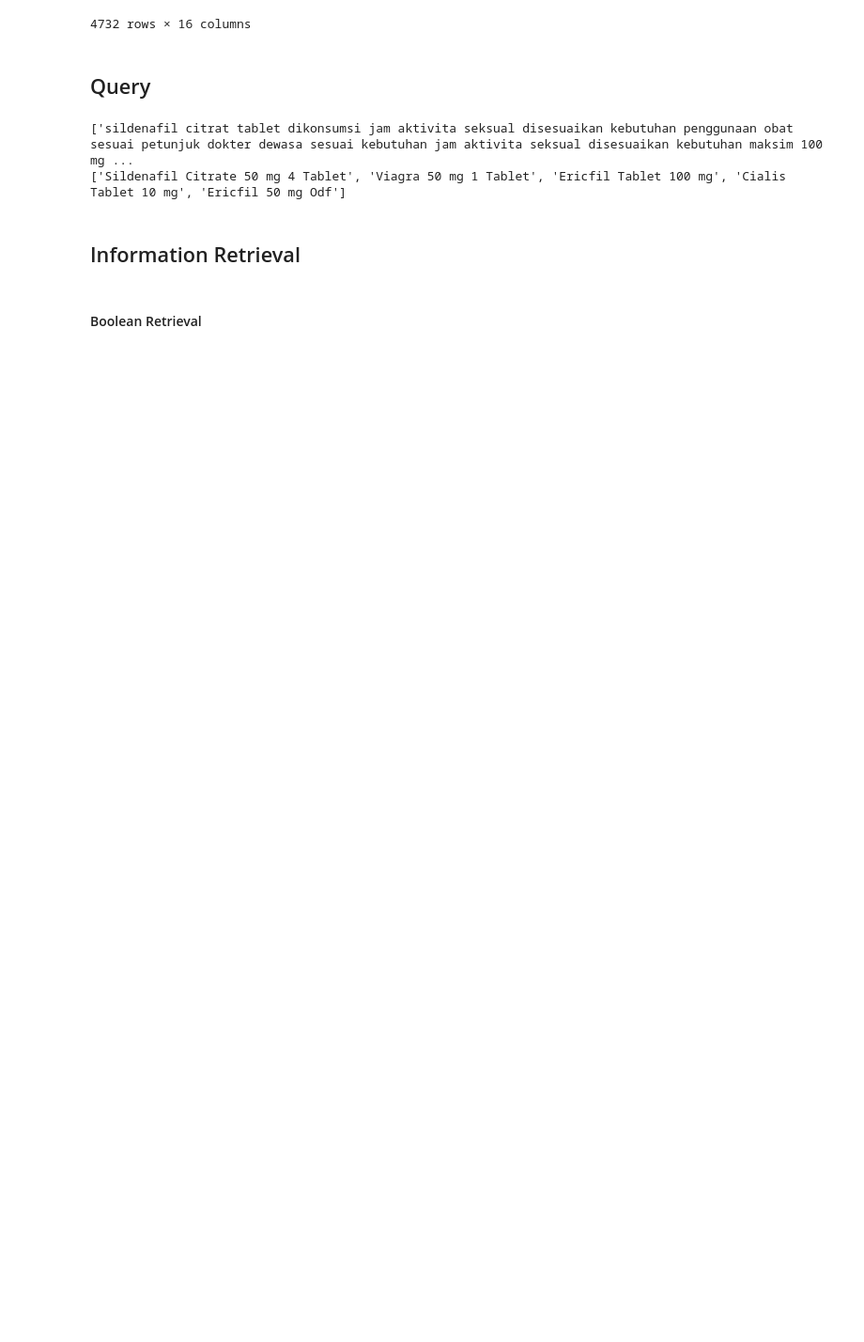
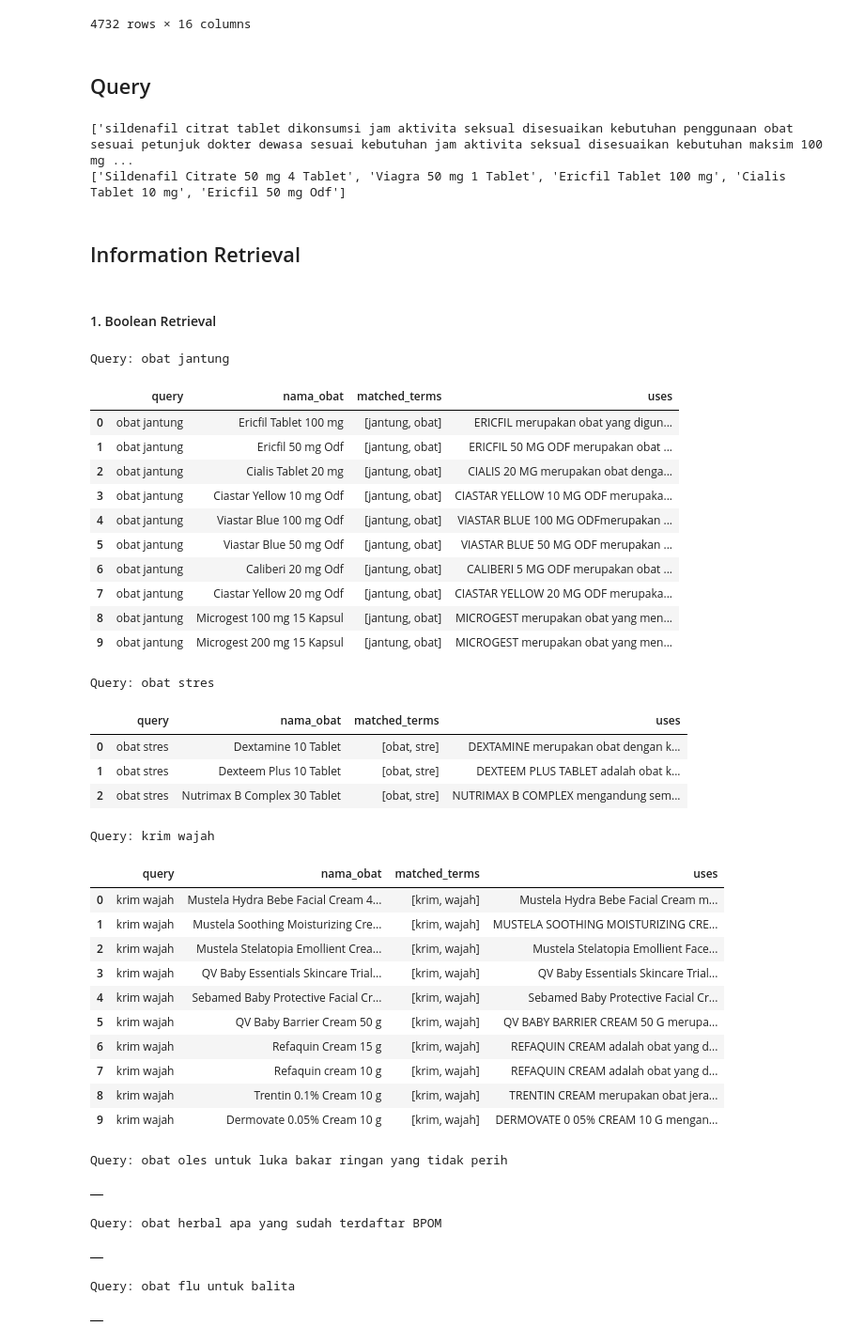
Before and after one commit to harvestwalukow/unair, a Jupyter notebook: SEMESTER 5/NLP/ir/notebook.ipynb, the cells around one changed output. Shown: that part at 94% size. Saved outputs shown, nothing was run; the diff lists cells and outputs as text; code cells hidden in the pictures; blank space fills up the shorter version.

```diff
--- a/SEMESTER 5/NLP/ir/notebook.ipynb
+++ b/SEMESTER 5/NLP/ir/notebook.ipynb
@@ -113,4 +113,70 @@ query_panjang_prepro = [preprocessing(q) for q in query_panjang]
 # %% [markdown]
 ## Information Retrieval
 # %% [markdown]
-#### Boolean Retrieval
+#### 1. Boolean Retrieval
+# %%
+def boolean_retrieval(query, documents, query_original):
+    query_terms = query.split()
+    results = []
+
+    for i, doc in enumerate(documents):
+        doc_terms = set(doc.split())
+        query_terms_set = set(query_terms)
+
+        if query_terms_set.issubset(doc_terms):
+            results.append({
+                'query': query_original,
+                'nama_obat': nama_obat[i],
+                'matched_terms': list(query_terms_set.intersection(doc_terms)),
+                'uses': df['uses'][i]
+            })
+    return pd.DataFrame(results)
+# %%
+# ir
+pd.set_option('display.max_colwidth', None)
+
+for i, query in enumerate(query_pendek_prepro):
+    print(f"Query: {query_pendek[i]}")
+    results = boolean_retrieval(query, corpus, query_pendek[i])
+    display(results.head(10))
+
+for i, query in enumerate(query_panjang_prepro):
+    print(f"Query: {query_panjang[i]}")
+    results = boolean_retrieval(query, corpus, query_panjang[i])
+    display(results.head(10))
+# %% [output]
+Query: obat jantung
+|  | query | nama_obat | matched_terms | uses |
+| 0 | obat jantung | Ericfil Tablet 100 mg | [jantung, obat] | ERICFIL merupakan obat yang digun... |
+| 1 | obat jantung | Ericfil 50 mg Odf | [jantung, obat] | ERICFIL 50 MG ODF merupakan obat ... |
+| 2 | obat jantung | Cialis Tablet 20 mg | [jantung, obat] | CIALIS 20 MG merupakan obat denga... |
+| 3 | obat jantung | Ciastar Yellow 10 mg Odf | [jantung, obat] | CIASTAR YELLOW 10 MG ODF merupaka... |
+| 4 | obat jantung | Viastar Blue 100 mg Odf | [jantung, obat] | VIASTAR BLUE 100 MG ODFmerupakan ... |
+| 5 | obat jantung | Viastar Blue 50 mg Odf | [jantung, obat] | VIASTAR BLUE 50 MG ODF merupakan ... |
+| 6 | obat jantung | Caliberi 20 mg Odf | [jantung, obat] | CALIBERI 5 MG ODF merupakan obat ... |
+| 7 | obat jantung | Ciastar Yellow 20 mg Odf | [jantung, obat] | CIASTAR YELLOW 20 MG ODF merupaka... |
+| 8 | obat jantung | Microgest 100 mg 15 Kapsul | [jantung, obat] | MICROGEST merupakan obat yang men... |
+| 9 | obat jantung | Microgest 200 mg 15 Kapsul | [jantung, obat] | MICROGEST merupakan obat yang men... |
+Query: obat stres
+|  | query | nama_obat | matched_terms | uses |
+| 0 | obat stres | Dextamine 10 Tablet | [obat, stre] | DEXTAMINE merupakan obat dengan k... |
+| 1 | obat stres | Dexteem Plus 10 Tablet | [obat, stre] | DEXTEEM PLUS TABLET adalah obat k... |
+| 2 | obat stres | Nutrimax B Complex 30 Tablet | [obat, stre] | NUTRIMAX B COMPLEX mengandung sem... |
+Query: krim wajah
+|  | query | nama_obat | matched_terms | uses |
+| 0 | krim wajah | Mustela Hydra Bebe Facial Cream 4... | [krim, wajah] | Mustela Hydra Bebe Facial Cream m... |
+| 1 | krim wajah | Mustela Soothing Moisturizing Cre... | [krim, wajah] | MUSTELA SOOTHING MOISTURIZING CRE... |
+| 2 | krim wajah | Mustela Stelatopia Emollient Crea... | [krim, wajah] | Mustela Stelatopia Emollient Face... |
+| 3 | krim wajah | QV Baby Essentials Skincare Trial... | [krim, wajah] | QV Baby Essentials Skincare Trial... |
+| 4 | krim wajah | Sebamed Baby Protective Facial Cr... | [krim, wajah] | Sebamed Baby Protective Facial Cr... |
+| 5 | krim wajah | QV Baby Barrier Cream 50 g | [krim, wajah] | QV BABY BARRIER CREAM 50 G merupa... |
+| 6 | krim wajah | Refaquin Cream 15 g | [krim, wajah] | REFAQUIN CREAM adalah obat yang d... |
+| 7 | krim wajah | Refaquin cream 10 g | [krim, wajah] | REFAQUIN CREAM adalah obat yang d... |
+| 8 | krim wajah | Trentin 0.1% Cream 10 g | [krim, wajah] | TRENTIN CREAM merupakan obat jera... |
+| 9 | krim wajah | Dermovate 0.05% Cream 10 g | [krim, wajah] | DERMOVATE 0 05% CREAM 10 G mengan... |
+Query: obat oles untuk luka bakar ringan yang tidak perih
+|  |
+Query: obat herbal apa yang sudah terdaftar BPOM
+|  |
+Query: obat flu untuk balita
+|  |
```
Also changed, not shown: parts of 9 cells of this notebook.
